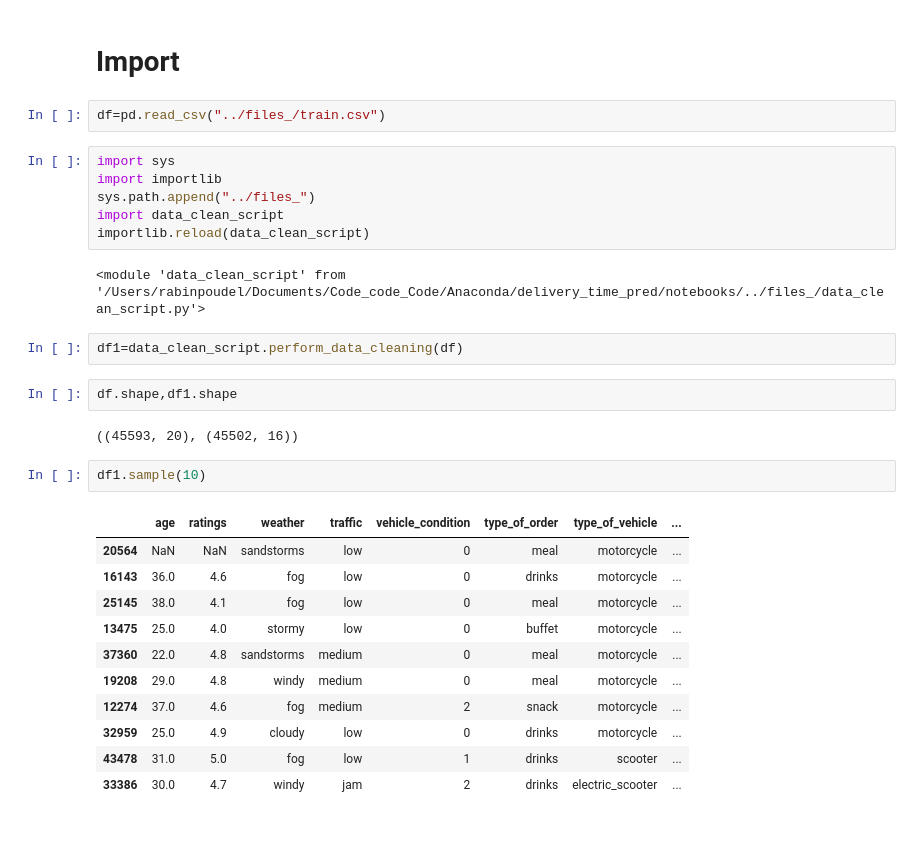
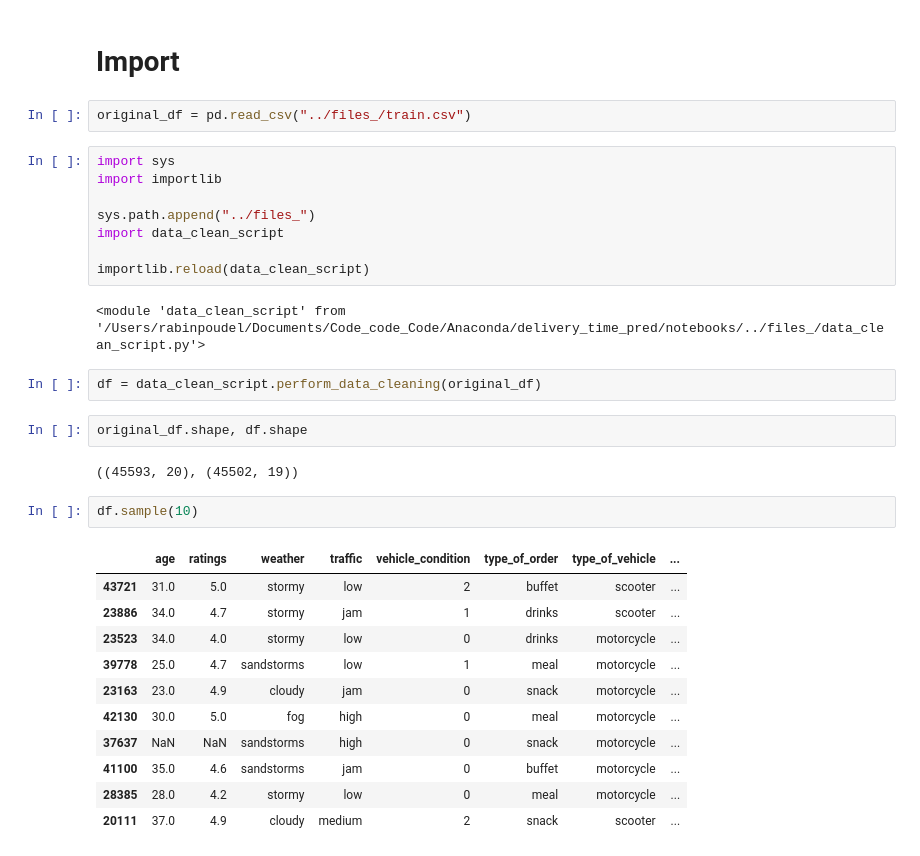
Before and after one commit to rabin20-04/delivery_time_prediction, a Jupyter notebook: notebooks/BaseLine_model.ipynb, the cells around one changed output. Drawn from its saved outputs; the diff is of its cells as text.

```diff
--- a/notebooks/BaseLine_model.ipynb
+++ b/notebooks/BaseLine_model.ipynb
@@ -48,32 +49,34 @@ set_config(transform_output="pandas")
 # %% [markdown]
 # Import
 # %%
-df=pd.read_csv("../files_/train.csv")
+original_df = pd.read_csv("../files_/train.csv")
 # %%
 import sys
 import importlib
+
 sys.path.append("../files_")
 import data_clean_script
+
 importlib.reload(data_clean_script)
 # %% [output]
 <module 'data_clean_script' from '/Users/rabinpoudel/Documents/Code_code_Code/Anaconda/delivery_time_pred/notebooks/../files_/data_clean_script.py'>
 # %%
-df1=data_clean_script.perform_data_cleaning(df)
+df = data_clean_script.perform_data_cleaning(original_df)
 # %%
-df.shape,df1.shape
+original_df.shape, df.shape
 # %% [output]
-((45593, 20), (45502, 16))
+((45593, 20), (45502, 19))
 # %%
-df1.sample(10)
+df.sample(10)
 # %% [output]
 |  | age | ratings | weather | traffic | vehicle_condition | type_of_order | type_of_vehicle | ... |
-| 20564 | NaN | NaN | sandstorms | low | 0 | meal | motorcycle | ... |
-| 16143 | 36.0 | 4.6 | fog | low | 0 | drinks | motorcycle | ... |
-| 25145 | 38.0 | 4.1 | fog | low | 0 | meal | motorcycle | ... |
-| 13475 | 25.0 | 4.0 | stormy | low | 0 | buffet | motorcycle | ... |
-| 37360 | 22.0 | 4.8 | sandstorms | medium | 0 | meal | motorcycle | ... |
-| 19208 | 29.0 | 4.8 | windy | medium | 0 | meal | motorcycle | ... |
-| 12274 | 37.0 | 4.6 | fog | medium | 2 | snack | motorcycle | ... |
-| 32959 | 25.0 | 4.9 | cloudy | low | 0 | drinks | motorcycle | ... |
-| 43478 | 31.0 | 5.0 | fog | low | 1 | drinks | scooter | ... |
-| 33386 | 30.0 | 4.7 | windy | jam | 2 | drinks | electric_scooter | ... |
+| 43721 | 31.0 | 5.0 | stormy | low | 2 | buffet | scooter | ... |
+| 23886 | 34.0 | 4.7 | stormy | jam | 1 | drinks | scooter | ... |
+| 23523 | 34.0 | 4.0 | stormy | low | 0 | drinks | motorcycle | ... |
+| 39778 | 25.0 | 4.7 | sandstorms | low | 1 | meal | motorcycle | ... |
+| 23163 | 23.0 | 4.9 | cloudy | jam | 0 | snack | motorcycle | ... |
+| 42130 | 30.0 | 5.0 | fog | high | 0 | meal | motorcycle | ... |
+| 37637 | NaN | NaN | sandstorms | high | 0 | snack | motorcycle | ... |
+| 41100 | 35.0 | 4.6 | sandstorms | jam | 0 | buffet | motorcycle | ... |
+| 28385 | 28.0 | 4.2 | stormy | low | 0 | meal | motorcycle | ... |
+| 20111 | 37.0 | 4.9 | cloudy | medium | 2 | snack | scooter | ... |
```
Also changed, not shown: parts of 17 cells of this notebook, 1 other file.
